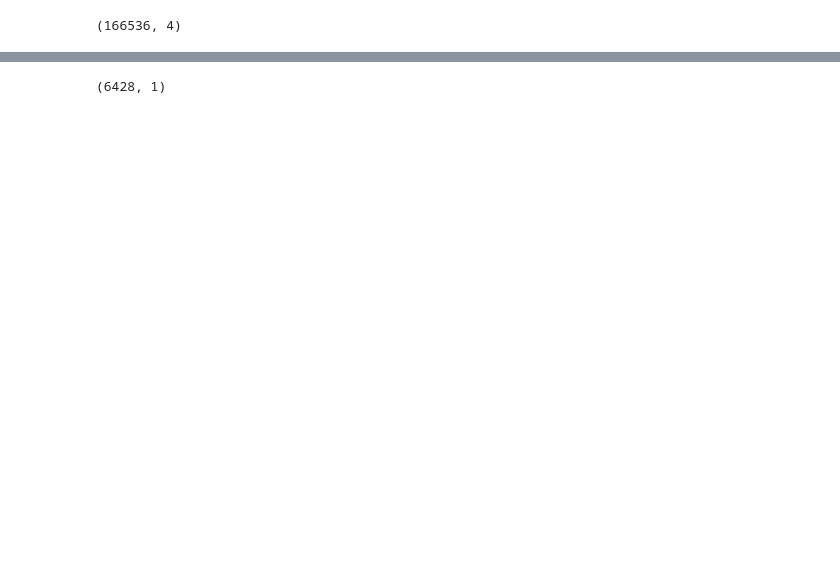
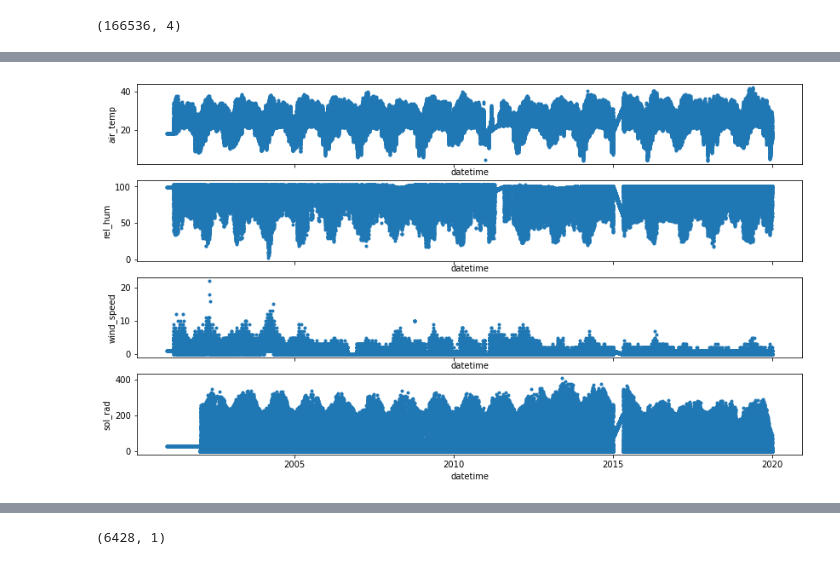
Before and after one commit to AtrCheema/ai4water_examples, a Jupyter notebook: docs/source/_notebooks/datasets/mtropics_laos.ipynb, the cells around one changed output, grey strips where cells are left out. Drawn from its saved outputs; the diff is of its cells as text; code cells hidden in the pictures; blank space fills up the shorter version.

```diff
--- a/docs/source/_notebooks/datasets/mtropics_laos.ipynb
+++ b/docs/source/_notebooks/datasets/mtropics_laos.ipynb
@@ -54,0 +159,12 @@ print(w.shape)
+# %%
+
+
+f, axes = plt.subplots(4, figsize=(14, 8), sharex="all")
+
+for idx, ax in enumerate(axes.flatten()):
+
+    _ = plot(w.iloc[:, idx], '.', ax=ax, show=False)
+
+plt.show()
+# %% [output]
+[figure, added]
```
Also changed, not shown: parts of 52 cells of this notebook, 18 other files.
